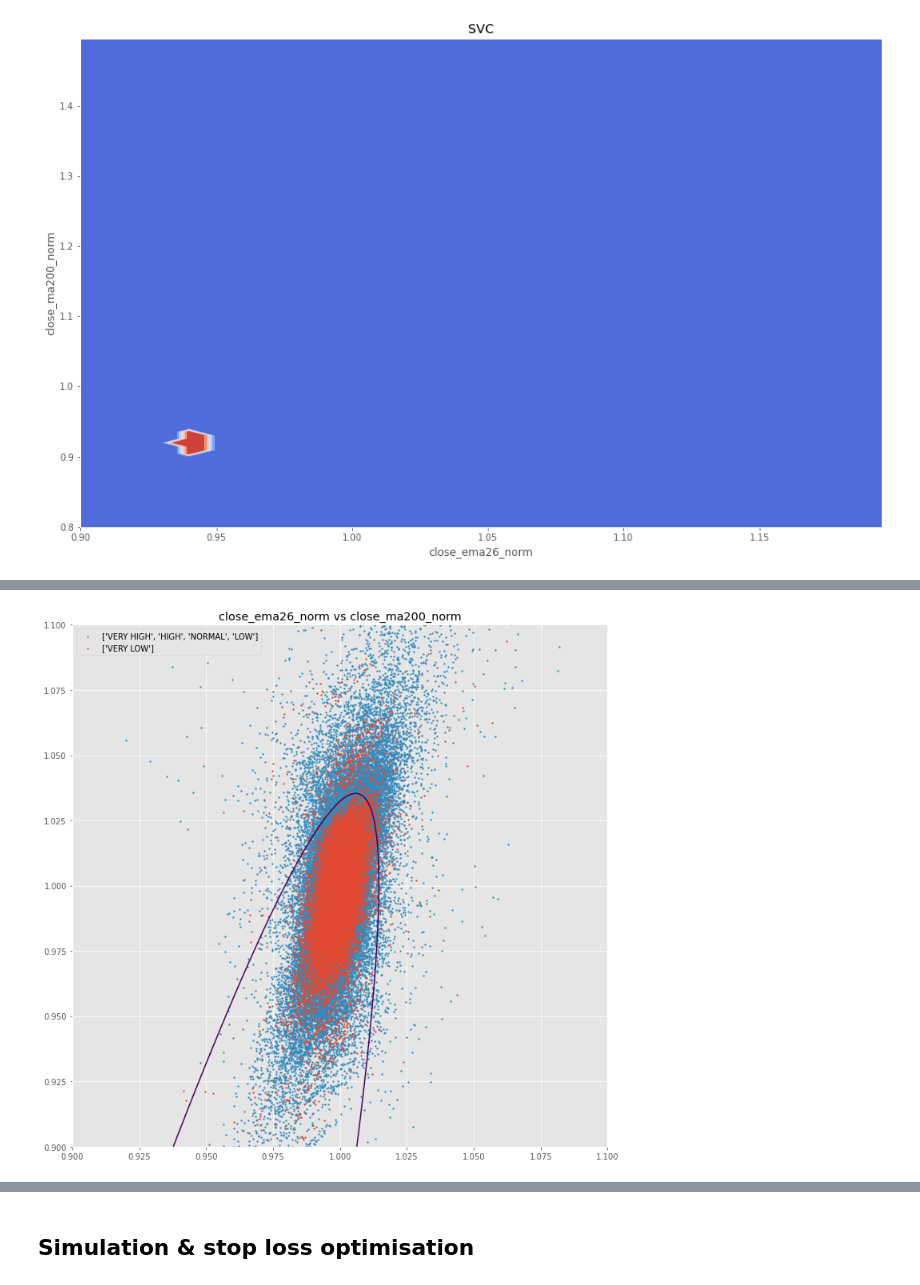
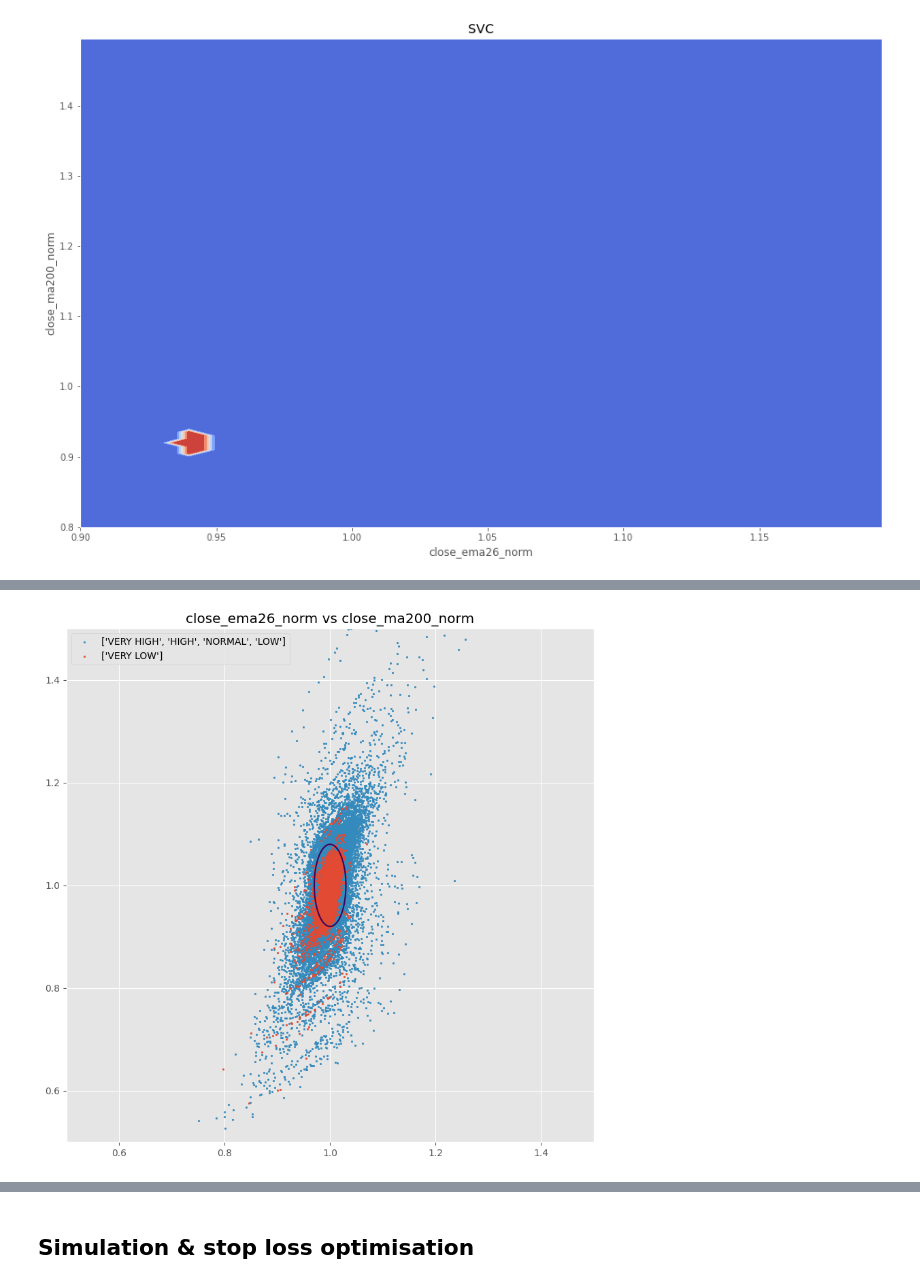
Before and after one commit to mommi84/hypeminer, a Jupyter notebook: notebooks/ProbabilisticSignalEstimator.ipynb, the cells around one changed output, grey strips where cells are left out. Cells and saved outputs as stored; diff of their text form; code cells hidden in the pictures.

```diff
--- a/notebooks/ProbabilisticSignalEstimator.ipynb
+++ b/notebooks/ProbabilisticSignalEstimator.ipynb
@@ -8,7 +8,7 @@ from hypecommons import plot as hyplot
 
 from datetime import datetime, timedelta
 # %%
-SYMBOL = 'BNBBUSD'
+SYMBOL = 'DOGEBUSD'
 FREQ = 1
 START = '20210101000000'
 TARGET = 1.02
@@ -645,13 +631,15 @@ plt.show()
 # %%
 from collections import Counter
 
-thr_x, thr_y = 1.015, 1.060
+# manually set thresholds
+thr_x, thr_y = 1.02, 1.14
 
 tp, fp = 0, 0
 
 true_positive = []
 
-for (_, X), (_, y) in tqdm(zip(df_ml_feats_subset.iterrows(), df_ml_feats_binary.iterrows()), desc='Evaluating precision...', ncols=100):
+for (_, X), (_, y) in tqdm(zip(df_ml_feats_subset.iterrows(), df_ml_feats_binary.iterrows()),
+                           desc='Evaluating precision...', total=len(df_ml_feats_subset), ncols=100):
 #     print(X['close_ema26_norm'], X['close_ma200_norm'], y['cat'])
     if X['close_ema26_norm'] >= thr_x or X['close_ma200_norm'] >= thr_y:
         if y['cat']:
@@ -706,38 +694,45 @@ Total predicted change: +503.2%
 # %%
+# def is_good_signal(X, Y, decfun=False):
+#     Tx = -0.809
+#     Ty = -0.234
+#     F = (12*(X+Tx) - 3*(Y+Ty))**2 + (X+Tx) + (Y+Ty) - 1
+#     return F if decfun else F >= 0
+
 def is_good_signal(X, Y, decfun=False):
-    Tx = -0.809
-    Ty = -0.234
-    F = (12*(X+Tx) - 3*(Y+Ty))**2 + (X+Tx) + (Y+Ty) - 1
+    A = .03
+    B = .08
+    F = ((X-1) ** 2) / (A ** 2) + ((Y-1) ** 2) / (B ** 2) - 1
     return F if decfun else F >= 0
 
-plt.figure(figsize=(12, 12))
+plt.figure(figsize=(10, 10))
 
 bad_signals = ['VERY LOW']
 
 palette = plt.rcParams['axes.prop_cycle'].by_key()['color']
 to_col = {1: good_signals, 0: bad_signals}
 
 delta = 0.001
-xy_min, xy_max = 0.9, 1.1
+xy_min, xy_max = 0.5, 1.5
 xrange = np.arange(xy_min, xy_max, delta)
 yrange = np.arange(xy_min, xy_max, delta)
 X, Y = np.meshgrid(xrange,yrange)
+
 F = is_good_signal(X, Y, decfun=True)
 plt.contour(X, Y, F, [0])
 
 for c, cl in to_col.items():
     selection = df_ml['cat'].isin(cl)
     plt.scatter(df_ml_feats[selection]['close_ema26_norm'],
                 df_ml_feats[selection]['close_ma200_norm'],
                 s=3, c=palette[c], label=cl)
 
 plt.legend(loc="upper left")
 plt.title("close_ema26_norm vs close_ma200_norm")
 plt.gca().set_xlim([xy_min, xy_max])
 plt.gca().set_ylim([xy_min, xy_max])
 plt.show()
 # %% [output]
-[figure, old version]
+[figure, new version]
 # %%
 tp, fp = 0, 0
 
```
Also changed, not shown: parts of 36 cells of this notebook, 7 other files.
